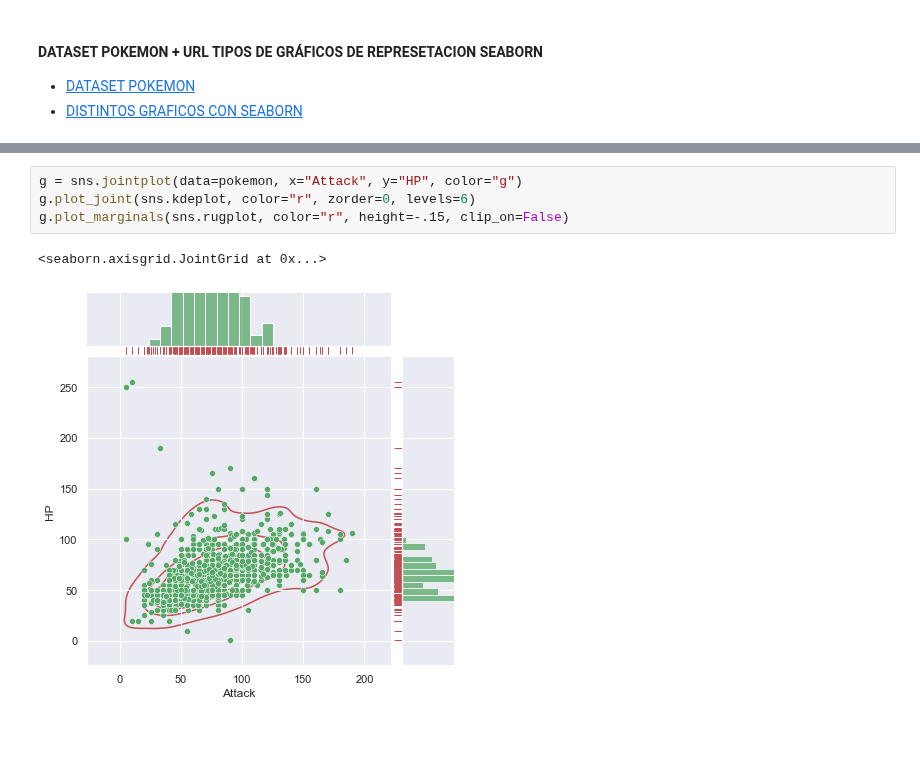
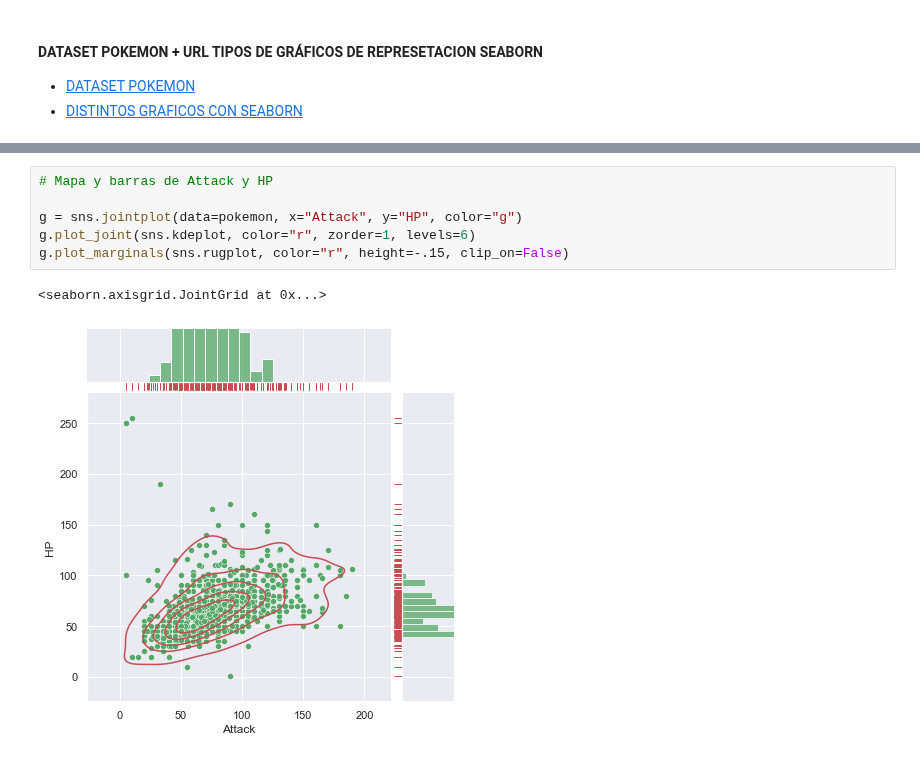
Before and after one commit to CarlosRyu98/PIA, a Jupyter notebook: 02 Desarrollo de aplicaciones de IA/SEABORN.ipynb, the cells around one changed output, grey strips where cells are left out. Cells and saved outputs as stored; diff of their text form.

```diff
--- a/02 Desarrollo de aplicaciones de IA/SEABORN.ipynb
+++ b/02 Desarrollo de aplicaciones de IA/SEABORN.ipynb
@@ -172,7 +176,9 @@ sns.jointplot(data=pokemon, x="HP", y="Attack", kind="reg", color="cyan")
 # %%
+# Mapa y barras de Attack y HP
+
 g = sns.jointplot(data=pokemon, x="Attack", y="HP", color="g")
-g.plot_joint(sns.kdeplot, color="r", zorder=0, levels=6)
+g.plot_joint(sns.kdeplot, color="r", zorder=1, levels=6)
 g.plot_marginals(sns.rugplot, color="r", height=-.15, clip_on=False)
 # %% [output]
 <seaborn.axisgrid.JointGrid at 0x...>
-[figure, old version]
+[figure, new version]
```
Also changed, not shown: parts of 9 cells of this notebook, 2 other files.
